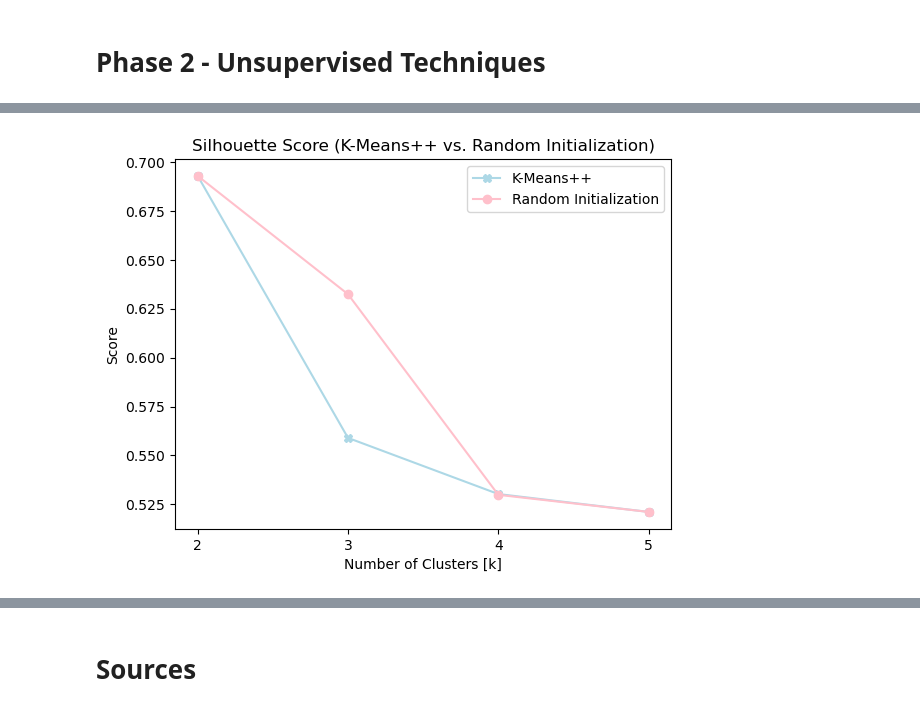
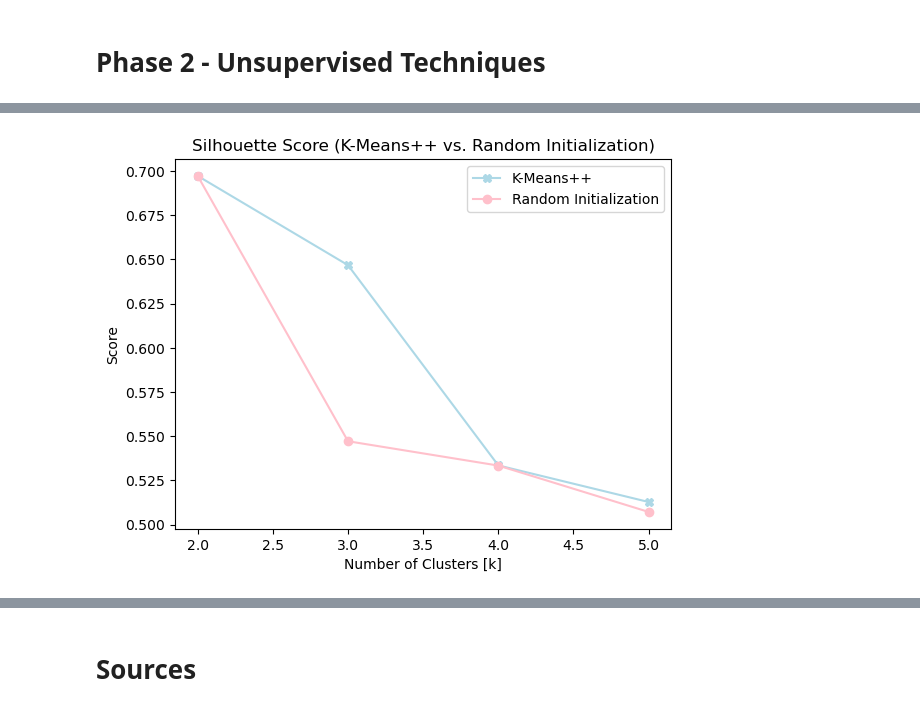
Before and after one commit to Willnguyen02/CS235F25_Course_Project, a Jupyter notebook: [CS235F25]_Course_Project.ipynb, the cells around one changed output, grey strips where cells are left out. Saved outputs shown, nothing was run; the diff lists cells and outputs as text; code cells hidden in the pictures.

```diff
--- a/[CS235F25]_Course_Project.ipynb
+++ b/[CS235F25]_Course_Project.ipynb
@@ -800,20 +799,20 @@ Converged in 42 iterations.
 # Plot K-Means++, K=1-5 models
 
 # Convert to numpy array
-if hasattr(X_test, "values"):
-    X_test_np = X_test.values
+if hasattr(X, "values"):
+    X_np = X.values
 else:
-    X_test_np = X_test
+    X_np = X
 
 # Loop through all K-means++ models
 for model in kmeans_plus:
 
     # Set labels and centroids
-    labels = model.predict(X_test_np)
+    labels = model.predict(X_np)
     centroids = model.centroids
 
     # Scatter plot examining centroids and assigned datapoints
-    plt.scatter(X_test_np[:,0], X_test_np[:,1], c=labels, cmap="coolwarm", s=25, alpha=0.5, label="Datapoints")
+    plt.scatter(X_np[:,0], X_np[:,1], c=labels, cmap="coolwarm", s=25, alpha=0.5, label="Datapoints")
     plt.scatter(centroids[:,0], centroids[:,1], c="red", s=100, marker="X", label="Centroid")
     plt.title(f"K-means [K={model.k}, {model.initialization}]")
     plt.legend()
@@ -831,11 +830,11 @@ for model in kmeans_plus:
 for model in kmeans_rand:
 
     # Set labels and centroids
-    labels = model.predict(X_test_np)
+    labels = model.predict(X_np)
     centroids = model.centroids
 
     # Scatter plot examining centroids and assigned datapoints
-    plt.scatter(X_test_np[:,0], X_test_np[:,1], c=labels, cmap="coolwarm", s=25, alpha=0.5, label="Datapoints")
+    plt.scatter(X_np[:,0], X_np[:,1], c=labels, cmap="coolwarm", s=25, alpha=0.5, label="Datapoints")
     plt.scatter(centroids[:,0], centroids[:,1], c="red", s=100, marker="X", label="Centroid")
     plt.title(f"K-means [K={model.k}, {model.initialization}]")
     plt.legend()
@@ -849,37 +848,46 @@ for model in kmeans_rand:
 # %%
 from sklearn.metrics import silhouette_score
 
 # Removes k=1 model b/c silhouette_score needs at least two clusters
 kmeans_plus.pop(0)
 kmeans_rand.pop(0)
 
 # Create lists to store scores
 kmeans_plus_score = []
 kmeans_rand_score = []
 
+# Define function that checks for valid labels for all samples and clusters (issue: sometimes model produces empty clusters)
+def validate_model(model):
+    return (
+        hasattr(model, "labels") and len(np.unique(model.labels)) == model.k # checks if each model has a .label attribute and if all clusters contatin at least one point (prevents empty clusters)
+    )
+
 # Loop through both lists of models and calculate scores, then storing them in a list
 for model in kmeans_plus:
-    score = silhouette_score(X_train, model.labels, metric="euclidean")
-    kmeans_plus_score.append(score)
+    if validate_model(model):
+        score = silhouette_score(X, model.labels, metric="euclidean")
+        kmeans_plus_score.append(score)
 
 for model in kmeans_rand:
-    score = silhouette_score(X_train, model.labels, metric="euclidean")
-    kmeans_rand_score.append(score)
+    if validate_model(model):
+        score = silhouette_score(X, model.labels, metric="euclidean")
+        kmeans_rand_score.append(score)
 
 # Plot scores
 
-k_values = list(range(2, len(kmeans_plus) + 2))
+# Create X-axis values for plotting
+k_values_plus = list(range(2, 2 + len(kmeans_plus_score)))
+k_values_rand = list(range(2, 2 + len(kmeans_rand_score)))
 
-plt.plot(k_values, kmeans_plus_score, marker="X", label="K-Means++", color="lightblue")
-plt.plot(k_values, kmeans_rand_score, marker="o", label="Random Initialization", color="pink")
+plt.plot(k_values_plus, kmeans_plus_score, marker="X", label="K-Means++", color="lightblue")
+plt.plot(k_values_rand, kmeans_rand_score, marker="o", label="Random Initialization", color="pink")
 plt.title("Silhouette Score (K-Means++ vs. Random Initialization)")
-plt.xticks(k_values)
 plt.ylabel("Score")
 plt.xlabel("Number of Clusters [k]")
 plt.legend()
 plt.show()
 # %% [output]
-[figure, old version]
+[figure, new version]
 # %%
 # [DBSCAN Clustering]
 
```
Also changed, not shown: parts of 8 cells of this notebook.
